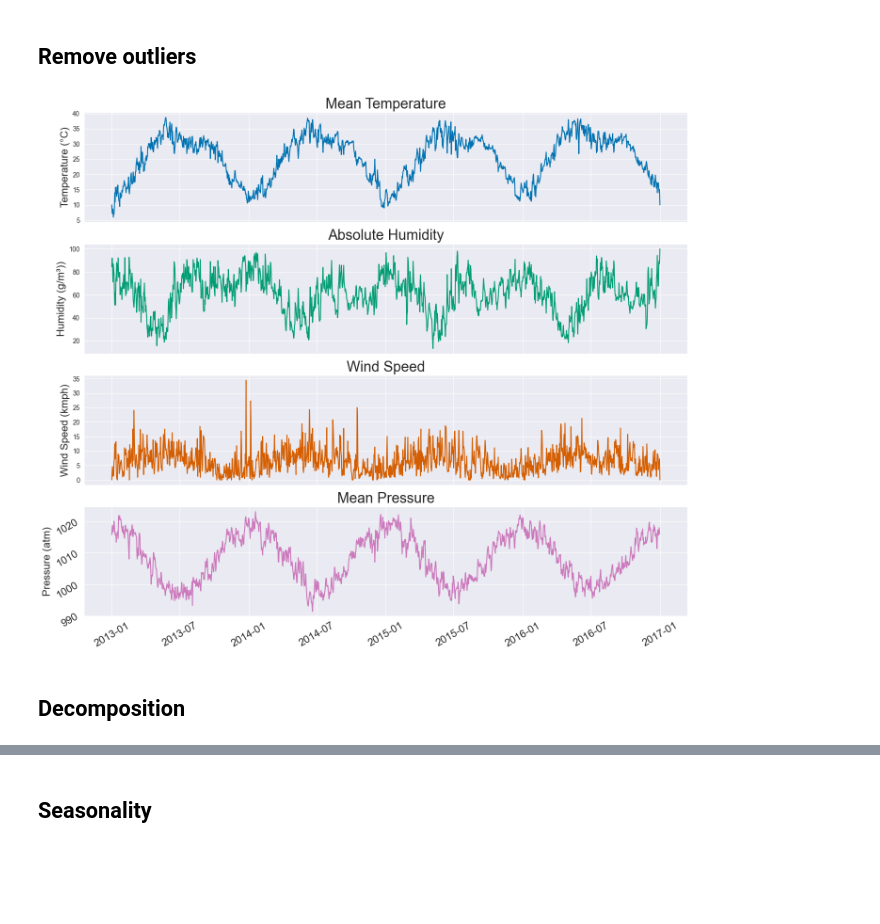
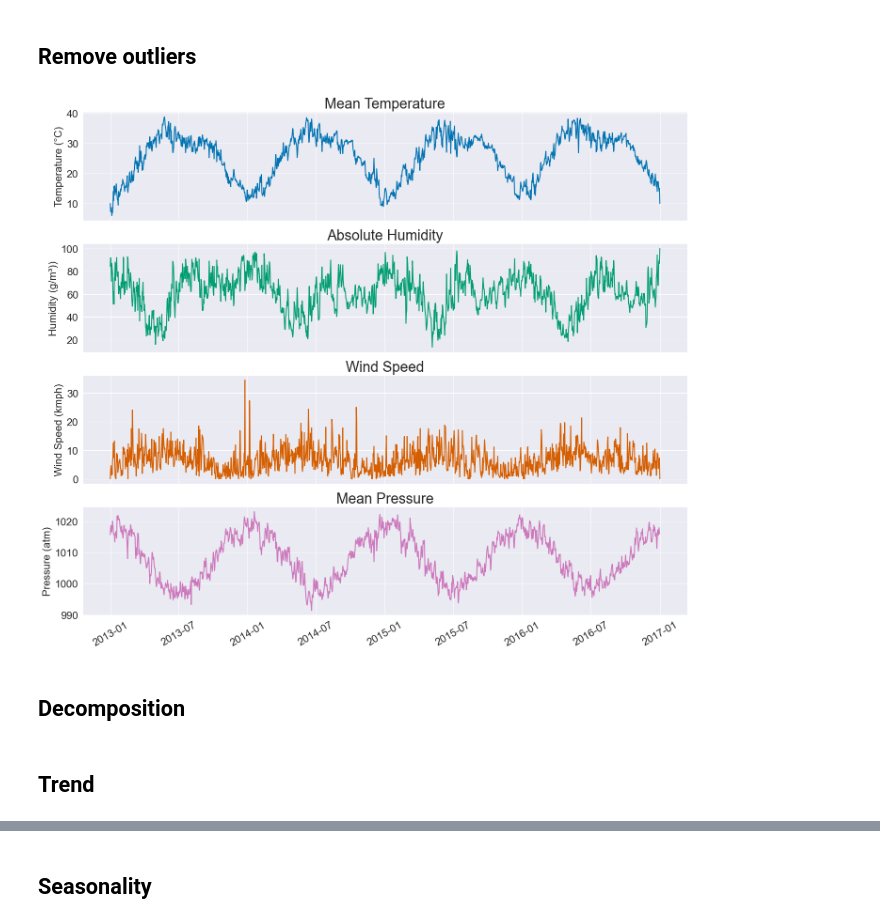
Before and after one commit to Jookare/ADAML-project2, a Jupyter notebook: initial_analysis.ipynb, the cells around one changed output, grey strips where cells are left out. Cells and saved outputs as stored; diff of their text form; code cells hidden in the pictures; blank space fills up the shorter version.

```diff
--- a/initial_analysis.ipynb
+++ b/initial_analysis.ipynb
@@ -43,8 +43,9 @@ for idx, var in enumerate(df.columns[1:]):
     axes[idx].plot(df["date"], df[var], color=colors[idx])
     axes[idx].set_ylabel(ylabels[idx], fontsize=16)
     axes[idx].set_title(titles[idx], fontsize=22)
+    axes[idx].tick_params(labelsize=16)
 
-axes[3].tick_params(rotation=30, labelsize=16)
+axes[3].tick_params(axis="x", rotation=30)
 
 # Adjust layout to avoid overlap
 plt.tight_layout()
@@ -57,33 +58,34 @@ plt.show()
 # %%
 figure, axes = plt.subplots(4, 1, figsize=(14, 12), sharex=True)
 
 for idx, col in enumerate(df.columns[1:]):
     whole_period = df[col].dropna() # whole data
     normal_period = whole_period[: 2 * 365] # reference period (visually no major outliers here)
 
     roll = normal_period.rolling(window=30, min_periods=1, center=True) # Rolling window of 30 over the reference period
     roll_mean = roll.mean()
     roll_std = roll.std()
 
     mean = pd.concat([roll_mean, roll_mean.iloc[:1], roll_mean, roll_mean.iloc[:1]], ignore_index=True) # Repeat for almost the whole period
     std = pd.concat([roll_std, roll_std.iloc[:1], roll_std], ignore_index=True)
 
     z_score = (whole_period - mean) / std # Z-score based on the reference period
 
     out_bool = (z_score.abs() > 4) # Outliers are those with an absolute z-score greater than 3
     whole_period[out_bool] = mean[out_bool] # Replace outliers with the mean from the reference period
 
     axes[idx].plot(df["date"], whole_period, color=colors[idx])
     axes[idx].set_ylabel(ylabels[idx], fontsize=16)
     axes[idx].set_title(titles[idx], fontsize=22)
+    axes[idx].tick_params(labelsize=16)
     df[col] = whole_period
 
-axes[3].tick_params(rotation=30, labelsize=16)
+axes[3].tick_params(axis="x", rotation=30)
 plt.tight_layout()
 plt.savefig("./images/clean_data.pdf", format="pdf")
 plt.show()
 # %% [output]
-[figure, old version]
+[figure, new version]
 # %% [markdown]
 ## Decomposition
 # %%
@@ -95,4 +97,6 @@ for col in df.columns[1:]:
     decomps.append(
         sm.tsa.seasonal_decompose(column, model="additive", period=period)
     )
+# %% [markdown]
+## Trend
 # %%
```
Also changed, not shown: parts of 6 cells of this notebook, 7 other files.
